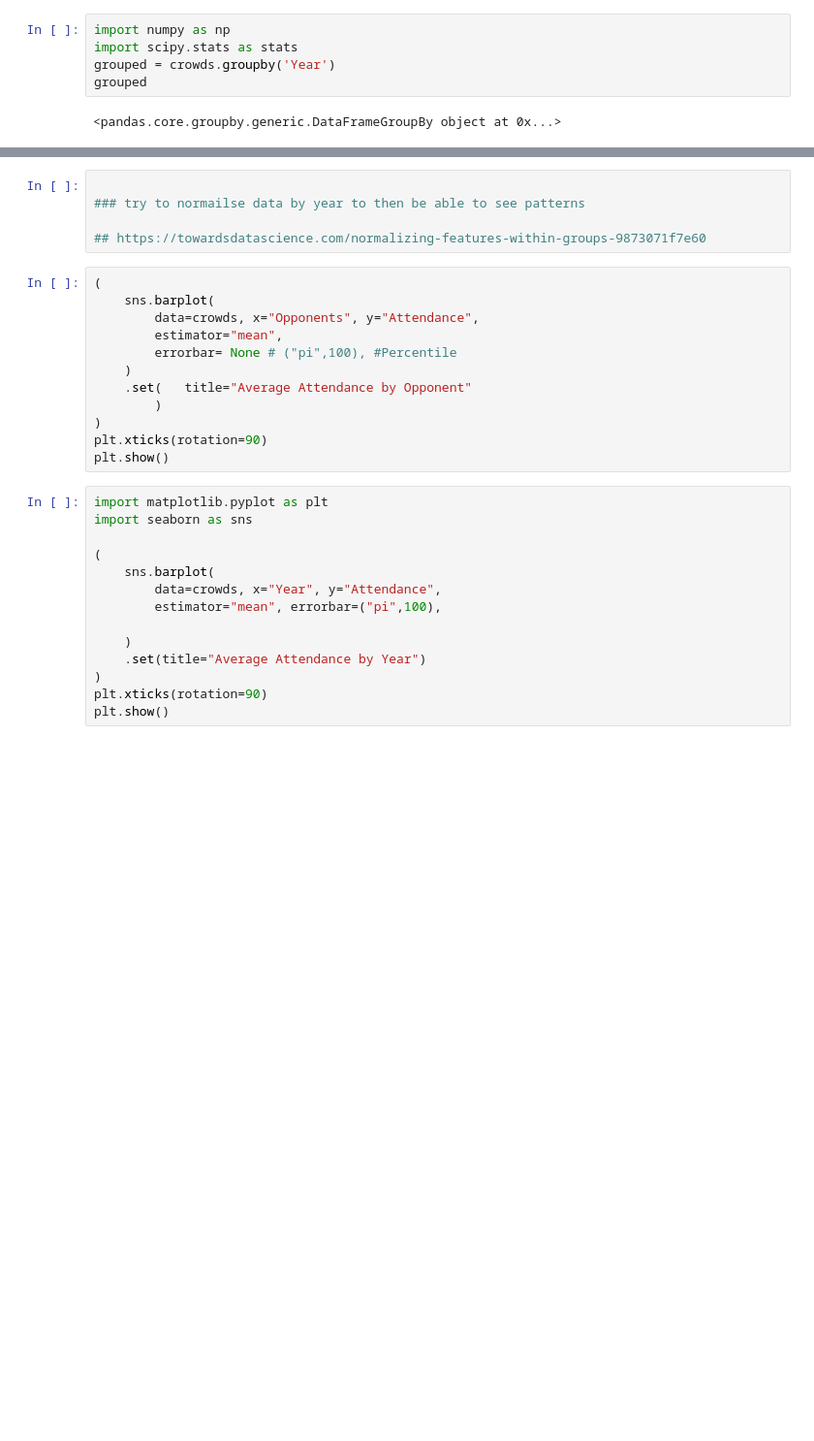
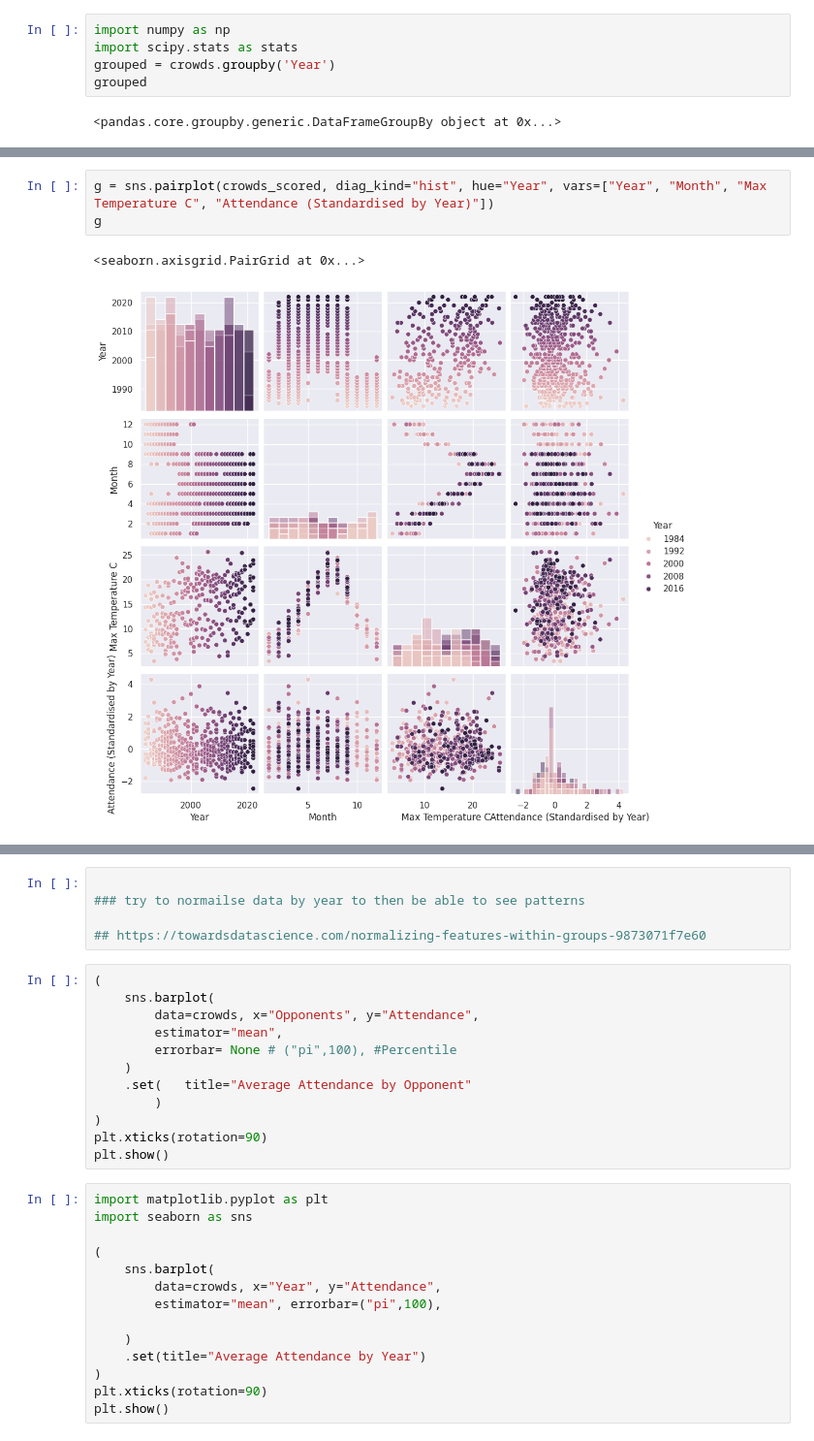
Before and after one commit to UTCSheffield/OCR-Unit-7-Data-analysis-and-design, a Jupyter notebook: content/2-4 Quantitative data analysis/Displaying Data.ipynb, the cells around one changed output, grey strips where cells are left out. Shown at 97% size. Cells and saved outputs as stored; diff of their text form; blank space fills up the shorter version.

```diff
--- a/content/2-4 Quantitative data analysis/Displaying Data.ipynb
+++ b/content/2-4 Quantitative data analysis/Displaying Data.ipynb
@@ -84,3 +122,9 @@ grouped.agg({'Attendance':'mean', "Max Temperature C": "mean"})
+# %%
+g = sns.pairplot(crowds_scored, diag_kind="hist", hue="Year", vars=["Year", "Month", "Max Temperature C", "Attendance (Standardised by Year)"])
+g
+# %% [output]
+<seaborn.axisgrid.PairGrid at 0x...>
+[figure, added]
 # %%
 (
     sns.barplot(
```
Also changed, not shown: parts of 9 cells of this notebook, 2 other files.
